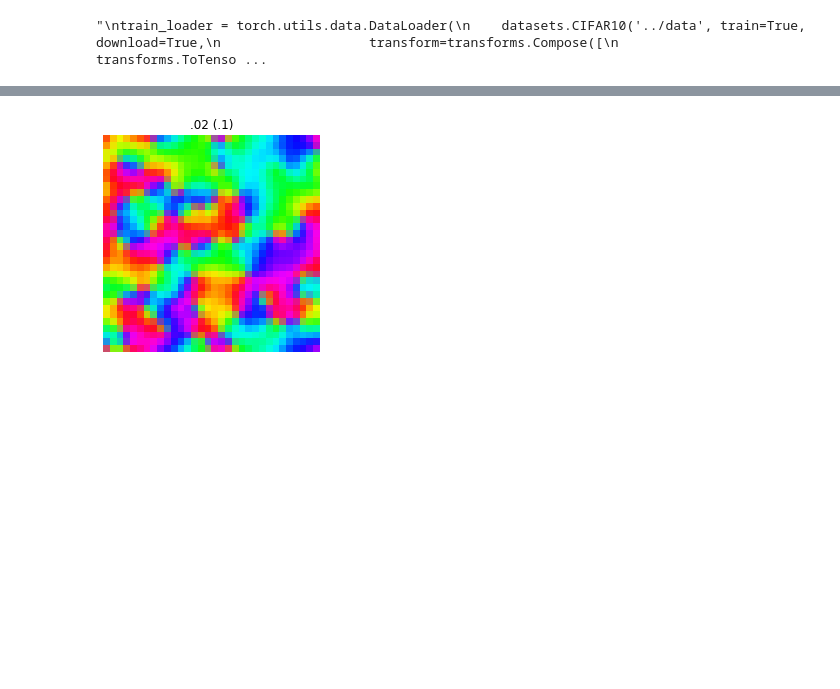
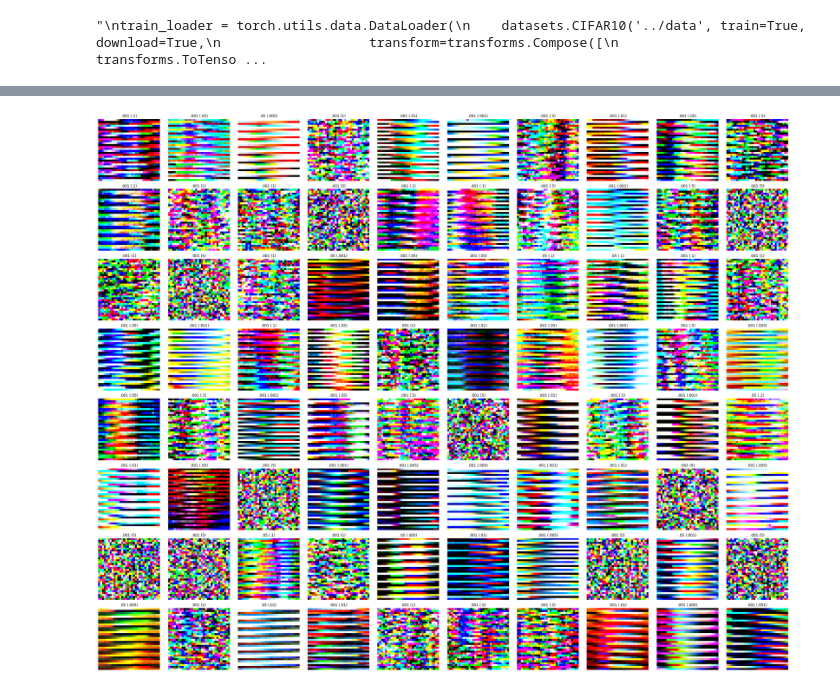
Before and after one commit to tw-hu/IsingML, a Jupyter notebook: pytorch.ipynb, the cells around one changed output, grey strips where cells are left out. Saved outputs shown, nothing was run; the diff lists cells and outputs as text; code cells hidden in the pictures; blank space fills up the shorter version.

```diff
--- a/pytorch.ipynb
+++ b/pytorch.ipynb
@@ -34,34 +34,34 @@ class CustomDataSet(Dataset):
         tensor_image = self.transform(image)
         return tensor_image
 # %%
-res = 1024
+res = 128
 input_dim = (res,res)
 input_size  = res*res   # images are 32x32 pixels
-output_size = 9      # there are 10 classes
+output_size = 8      # there are 10 classes
 
 def load_train_dataset():
-    data_path = 'E:/Users/spectR/Desktop/%projects/mlai/tai wai/IsingML/images/'
+    data_path = 'E:/Users/spectR/Desktop/%projects/mlai/tai wai/IsingML/train/'
     train_dataset = torchvision.datasets.ImageFolder(
         root=data_path,
         transform=torchvision.transforms.Compose([
-            #transforms.Resize(input_dim),
+            transforms.Resize(input_dim),
             transforms.ToTensor()
             ])
     )
     train_loader = torch.utils.data.DataLoader(
         train_dataset,
-        batch_size=64,
+        batch_size=1,
         num_workers=0,
         shuffle=True
     )
     return train_loader
 
 def load_test_dataset():
-    data_path = 'E:/Users/spectR/Desktop/%projects/mlai/tai wai/IsingML/images/'
+    data_path = 'E:/Users/spectR/Desktop/%projects/mlai/tai wai/IsingML/test/'
     test_dataset = torchvision.datasets.ImageFolder(
         root=data_path,
         transform=torchvision.transforms.Compose([
-            #transforms.Resize(input_dim),
+            transforms.Resize(input_dim),
             transforms.ToTensor()
             ])
     )
@@ -113,15 +113,16 @@ class CNN(nn.Module):
     def __init__(self, input_size, n_feature, output_size):
         super(CNN, self).__init__()
         self.n_feature = n_feature
-        self.conv1 = nn.Conv2d(in_channels=3, out_channels=n_feature, kernel_size=25)
-        self.conv2 = nn.Conv2d(n_feature, n_feature, kernel_size=25)
-        self.conv3 = nn.Conv2d(n_feature, n_feature, kernel_size=25)
-        self.conv4 = nn.Conv2d(n_feature, n_feature, kernel_size=8)
-        self.fc1 = nn.Linear(n_feature*50*50, 50)
-        self.fc2 = nn.Linear(50, 10)
+        self.conv1 = nn.Conv2d(in_channels=3, out_channels=n_feature, kernel_size=5)
+        self.conv2 = nn.Conv2d(n_feature, n_feature, kernel_size=5)
+        self.conv3 = nn.Conv2d(n_feature, n_feature, kernel_size=5)
+        self.conv4 = nn.Conv2d(n_feature, n_feature, kernel_size=4)
+        self.fc1 = nn.Linear(n_feature*12*12, 12)
+        self.fc2 = nn.Linear(12, 10)
 
-    def forward(self, x, verbose=False):
+    def forward(self, x, verbose=True):
         # F here is the library of functionals
+        #x = x.view(-1, self.n_feature*50*50)
         x = self.conv1(x)
         x = F.relu(x)
         x = F.max_pool2d(x, kernel_size=2)
@@ -131,10 +132,10 @@ class CNN(nn.Module):
         x = self.conv3(x)
         x = F.relu(x)
         x = F.max_pool2d(x, kernel_size=2)
-        x = self.conv4(x)
-        x = F.relu(x)
-        x = F.max_pool2d(x, kernel_size=2)
-        x = x.view(-1, self.n_feature*50*50)
+        #x = self.conv4(x)
+        #x = F.relu(x)
+        #x = F.max_pool2d(x, kernel_size=2)
+        x = x.view(-1, self.n_feature*12*12)
         x = self.fc1(x)
         x = F.relu(x)
         x = self.fc2(x)
@@ -196,5 +215,5 @@ RuntimeError: CUDA out of memory. Tried to allocate 146.00 MiB (GPU 0; 6.00 GiB
 # %%
-categories = ['.1', '.01', '.2', '.02', '.5', '.05', '1', '2', '5']
+categories = ['.001', '.005', '.01', '.05', '.1', '.5', '1', '5']
 
 def show_predictions(rows=10, columns = 10):
     y_pred = []
@@ -202,31 +221,31 @@ def show_predictions(rows=10, columns = 10):
     x = []
     maxtoshow = rows * columns
 
     i = 0
     for data, target in load_test_dataset():
         if i>=maxtoshow:
             break
         data, target = data.to(device), target.to(device)
         output = model_cnn(data)
         pred = output.data.max(1, keepdim=True)[1] # get the index of the max log-probability
         x.append(data.view(-1,3,32,32)[0].permute(1, 2, 0).cpu())
         y_pred.append(pred)
         y_true.append(target)
         i = i + 1
 
 
     ii = 0
     plt.figure(figsize=(32, 32))
     for i in range(len(x)):
         if ii>=maxtoshow:
             break
         plt.subplot(rows, columns, ii+1)
         plt.axis('off')
         plt.imshow(x[i].numpy())
         plt.title("%s (%s)" % (categories[y_pred[i][0]], categories[y_true[i][0]]))
         ii = ii + 1
     plt.tight_layout()
 
 show_predictions()
 # %% [output]
-[figure, old version]
+[figure, new version]
```
Also changed, not shown: parts of 2 cells of this notebook.
